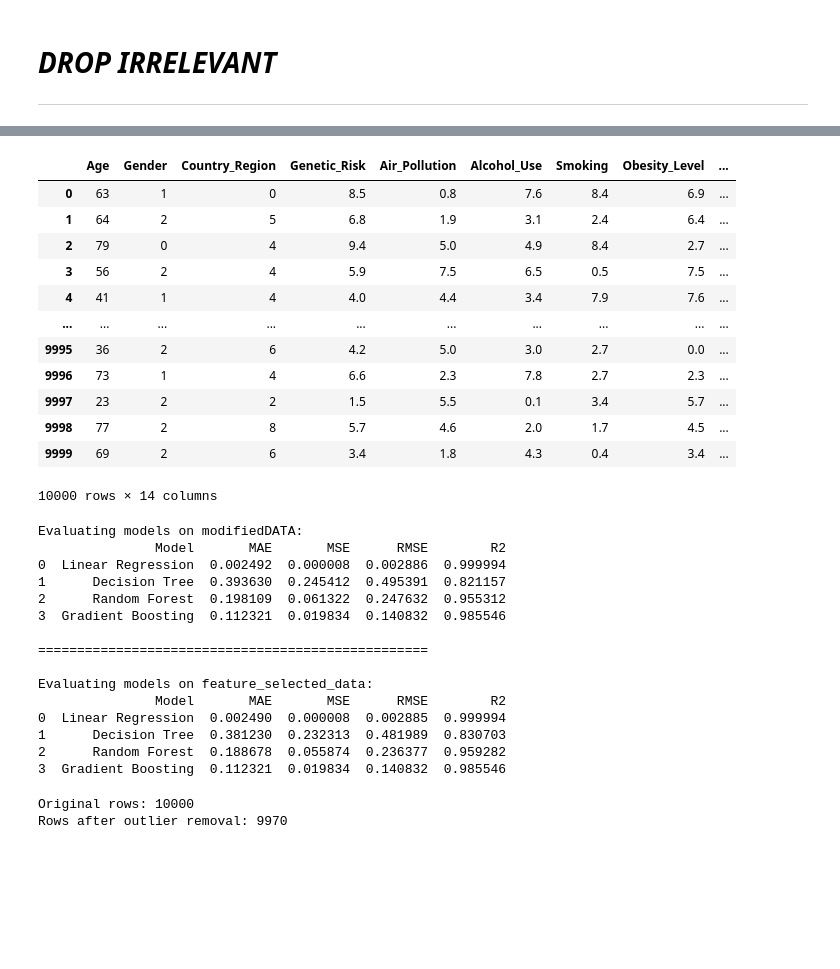
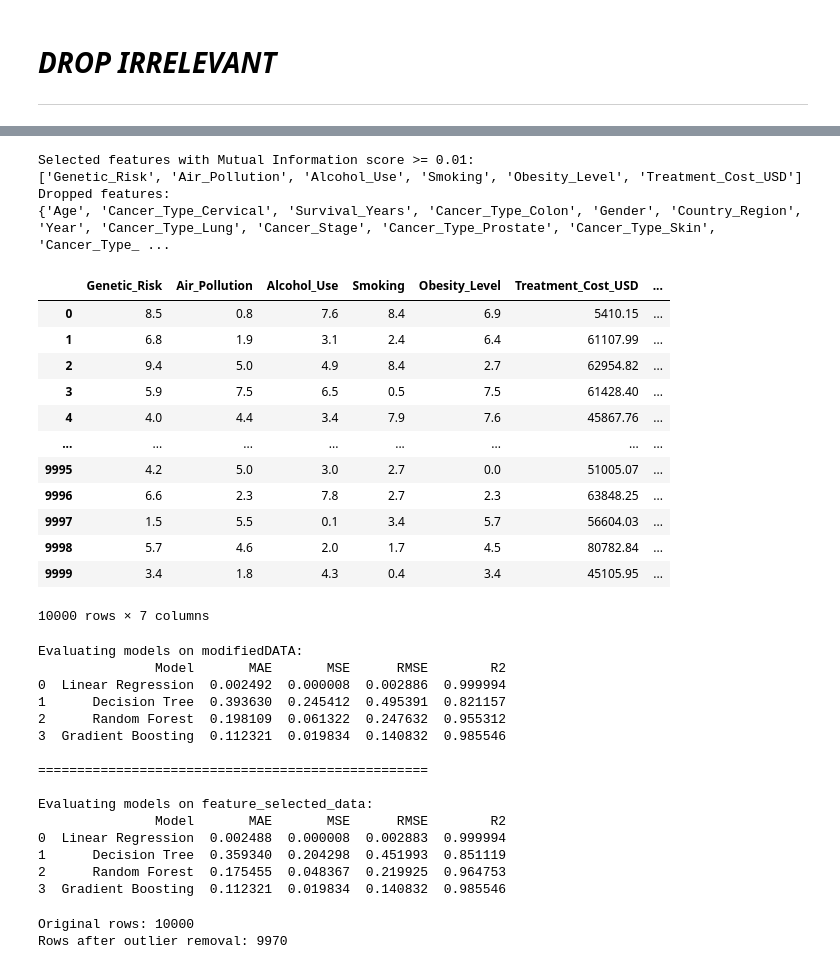
Before and after one commit to Moutaz-Code/CancerModelColab, a Jupyter notebook: Data_Mining_Project.ipynb, the cells around one changed output, grey strips where cells are left out. Cells and saved outputs as stored; diff of their text form; code cells hidden in the pictures; blank space fills up the shorter version.

Commit message:
mutual information >0.1

```diff
--- a/Data_Mining_Project.ipynb
+++ b/Data_Mining_Project.ipynb
@@ -351,19 +330,53 @@ Dropped features:
-# %%
-anova_filtered_data
-# %% [output]
-|  | Age | Gender | Country_Region | Genetic_Risk | Air_Pollution | Alcohol_Use | Smoking | Obesity_Level | ... |
-| 0 | 63 | 1 | 0 | 8.5 | 0.8 | 7.6 | 8.4 | 6.9 | ... |
-| 1 | 64 | 2 | 5 | 6.8 | 1.9 | 3.1 | 2.4 | 6.4 | ... |
-| 2 | 79 | 0 | 4 | 9.4 | 5.0 | 4.9 | 8.4 | 2.7 | ... |
-| 3 | 56 | 2 | 4 | 5.9 | 7.5 | 6.5 | 0.5 | 7.5 | ... |
-| 4 | 41 | 1 | 4 | 4.0 | 4.4 | 3.4 | 7.9 | 7.6 | ... |
-| ... | ... | ... | ... | ... | ... | ... | ... | ... | ... |
-| 9995 | 36 | 2 | 6 | 4.2 | 5.0 | 3.0 | 2.7 | 0.0 | ... |
-| 9996 | 73 | 1 | 4 | 6.6 | 2.3 | 7.8 | 2.7 | 2.3 | ... |
-| 9997 | 23 | 2 | 2 | 1.5 | 5.5 | 0.1 | 3.4 | 5.7 | ... |
-| 9998 | 77 | 2 | 8 | 5.7 | 4.6 | 2.0 | 1.7 | 4.5 | ... |
-| 9999 | 69 | 2 | 6 | 3.4 | 1.8 | 4.3 | 0.4 | 3.4 | ... |
-10000 rows × 14 columns
+# %%
+# Prepare X and y
+X = modifiedDATA.drop('Target_Severity_Score', axis=1)
+y = modifiedDATA['Target_Severity_Score']
+
+# Perform Mutual Information feature selection
+selector = SelectKBest(score_func=mutual_info_regression, k='all')
+selector.fit(X, y)
+
+# Get scores
+mi_scores = pd.DataFrame({
+    'Feature': X.columns,
+    'MI_Score': selector.scores_
+})
+
+# Filter features with Mutual Information score >= 0.01
+selected_features_mi = mi_scores[mi_scores['MI_Score'] > 0.01]['Feature'].tolist()
+
+# Create new DataFrame with selected features + target
+mi_filtered_data = modifiedDATA[selected_features_mi + ['Target_Severity_Score']]
+
+# Display the selected features
+print("Selected features with Mutual Information score >= 0.01:")
+print(selected_features_mi)
+
+# Identify and print dropped features
+dropped_features_mi = set(X.columns) - set(selected_features_mi)
+print("Dropped features:")
+print(dropped_features_mi)
+# %% [output]
+Selected features with Mutual Information score >= 0.01:
+['Genetic_Risk', 'Air_Pollution', 'Alcohol_Use', 'Smoking', 'Obesity_Level', 'Treatment_Cost_USD']
+Dropped features:
+{'Age', 'Cancer_Type_Cervical', 'Survival_Years', 'Cancer_Type_Colon', 'Gender', 'Country_Region', 'Year', 'Cancer_Type_Lung', 'Cancer_Stage', 'Cancer_Type_Prostate', 'Cancer_Type_Skin', 'Cancer_Type_ ...
+# %%
+mi_filtered_data
+# %% [output]
+|  | Genetic_Risk | Air_Pollution | Alcohol_Use | Smoking | Obesity_Level | Treatment_Cost_USD | ... |
+| 0 | 8.5 | 0.8 | 7.6 | 8.4 | 6.9 | 5410.15 | ... |
+| 1 | 6.8 | 1.9 | 3.1 | 2.4 | 6.4 | 61107.99 | ... |
+| 2 | 9.4 | 5.0 | 4.9 | 8.4 | 2.7 | 62954.82 | ... |
+| 3 | 5.9 | 7.5 | 6.5 | 0.5 | 7.5 | 61428.40 | ... |
+| 4 | 4.0 | 4.4 | 3.4 | 7.9 | 7.6 | 45867.76 | ... |
+| ... | ... | ... | ... | ... | ... | ... | ... |
+| 9995 | 4.2 | 5.0 | 3.0 | 2.7 | 0.0 | 51005.07 | ... |
+| 9996 | 6.6 | 2.3 | 7.8 | 2.7 | 2.3 | 63848.25 | ... |
+| 9997 | 1.5 | 5.5 | 0.1 | 3.4 | 5.7 | 56604.03 | ... |
+| 9998 | 5.7 | 4.6 | 2.0 | 1.7 | 4.5 | 80782.84 | ... |
+| 9999 | 3.4 | 1.8 | 4.3 | 0.4 | 3.4 | 45105.95 | ... |
+10000 rows × 7 columns
 # %%
 from sklearn.model_selection import train_test_split
 from sklearn.linear_model import LinearRegression
@@ -408,8 +421,8 @@ print("\n" + "="*50 + "\n")
 
 # Evaluate on feature_selected_data
 print("Evaluating models on feature_selected_data:")
-X_selected = anova_filtered_data.drop('Target_Severity_Score', axis=1)
-y_selected = anova_filtered_data['Target_Severity_Score']
+X_selected = mi_filtered_data.drop('Target_Severity_Score', axis=1)
+y_selected = mi_filtered_data['Target_Severity_Score']
 selected_results = evaluate_models(X_selected, y_selected, models)
 print(selected_results)
 # %% [output]
@@ -424,9 +437,9 @@ Evaluating models on modifiedDATA:
 
 Evaluating models on feature_selected_data:
                Model       MAE       MSE      RMSE        R2
-0  Linear Regression  0.002490  0.000008  0.002885  0.999994
-1      Decision Tree  0.381230  0.232313  0.481989  0.830703
-2      Random Forest  0.188678  0.055874  0.236377  0.959282
+0  Linear Regression  0.002488  0.000008  0.002883  0.999994
+1      Decision Tree  0.359340  0.204298  0.451993  0.851119
+2      Random Forest  0.175455  0.048367  0.219925  0.964753
 3  Gradient Boosting  0.112321  0.019834  0.140832  0.985546
 # %%
 # Step 1: Calculate IQR for the target column
```
Also changed, not shown: parts of 8 cells of this notebook.
